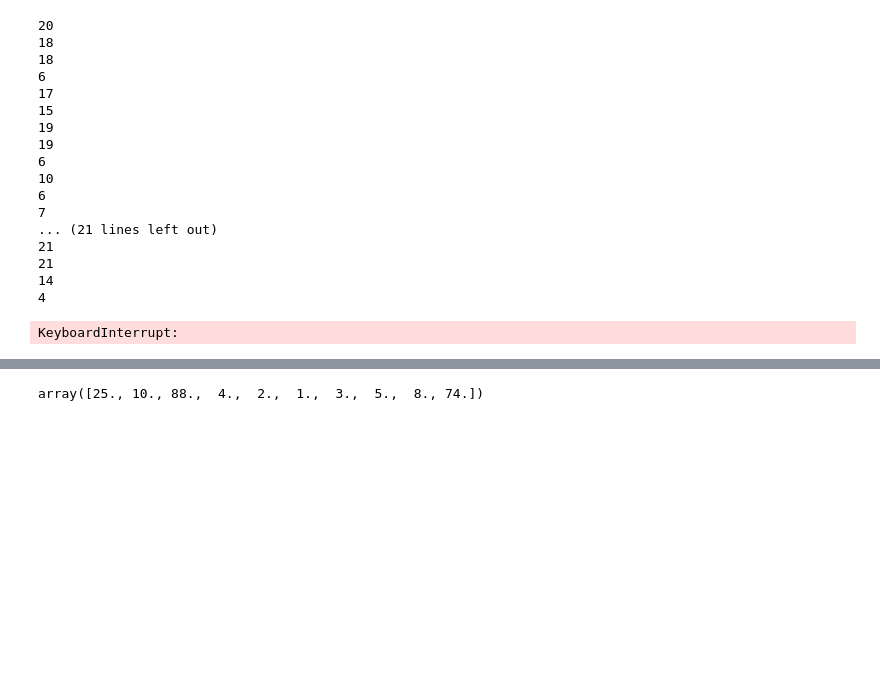
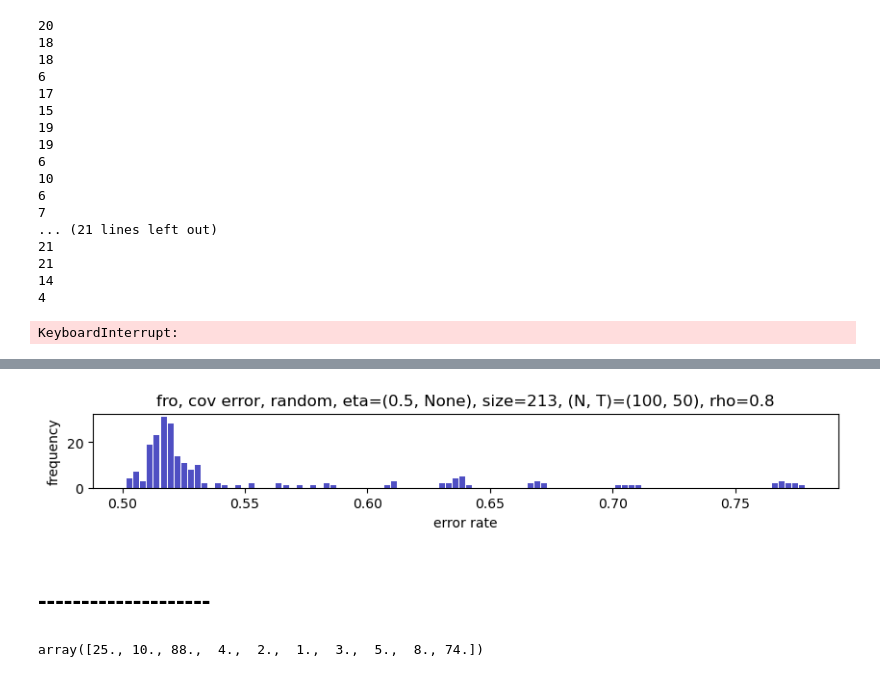
Before and after one commit to pkuxklx/Comention_simu, a Jupyter notebook: lx_simulation.ipynb, the cells around one changed output, grey strips where cells are left out. Drawn from its saved outputs; the diff is of its cells as text; code cells hidden in the pictures; blank space fills up the shorter version.

```diff
--- a/lx_simulation.ipynb
+++ b/lx_simulation.ipynb
@@ -234,3 +304,19 @@ plt.show()
+# %%
+x = [LA.norm(S - res2[i][1]) for i in range(len(res2))] / LA.norm(S)
+title = get_title_1('fro', 'cov', 'random', 0.5, len(x), N, T, rho)
+np.savetxt('data/' + title, x)
+
+plt.figure(figsize = (10, 1))
+plt.hist(x = x, bins = 100, color = '#0504aa',
+                            alpha = 0.7, rwidth = 0.85)
+plt.title(title)
+plt.xlabel("error rate")
+plt.ylabel("frequency")
+plt.show()
+# %% [output]
+[figure, added]
+# %% [markdown]
+# --------------------
 # %%
 c.rowSort[5][:10]
 c1.rowSort[5][:20]
```
Also changed, not shown: parts of 16 cells of this notebook, 24 other files.
